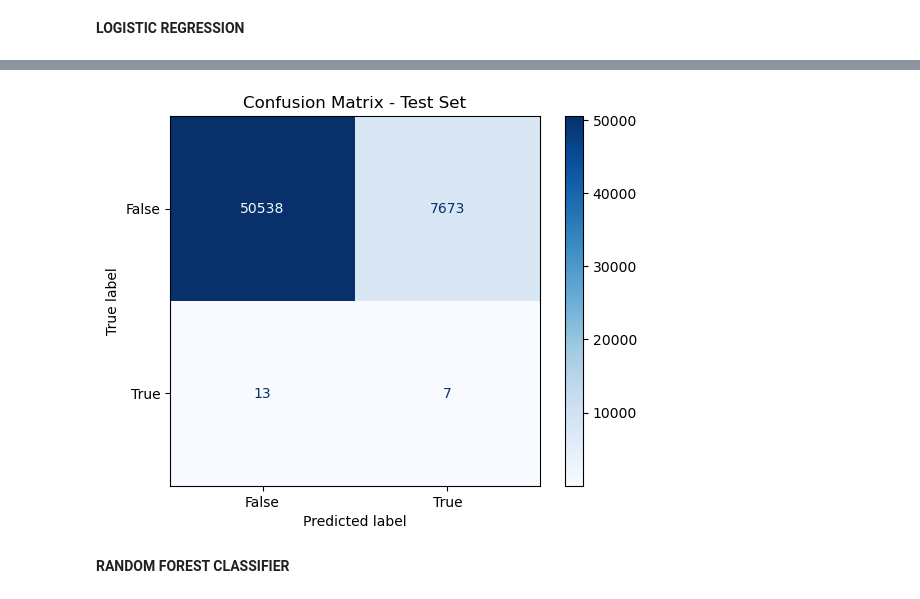
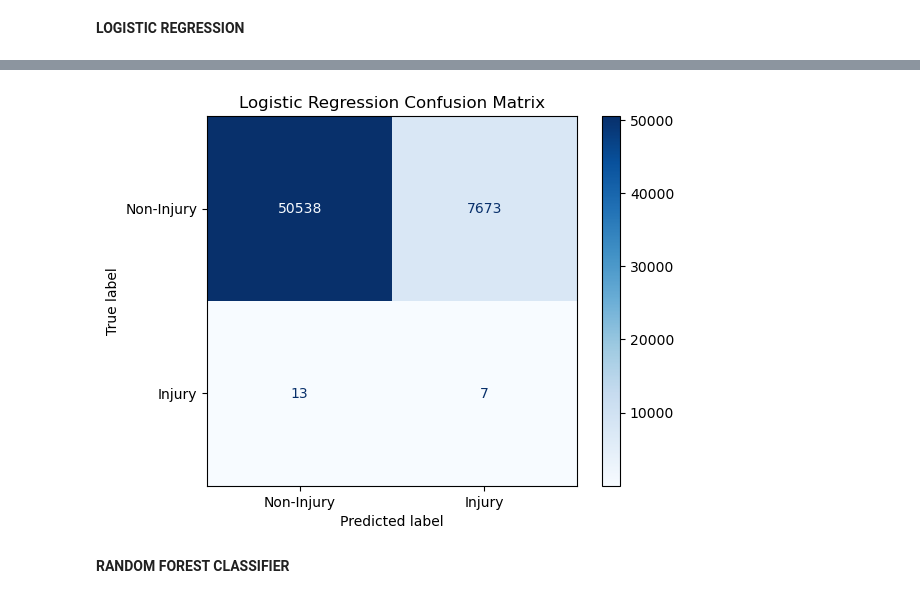
Before and after one commit to veronicafigueroa/NFL-Injury-Risk-Analysis, a Jupyter notebook: src/EDA.ipynb, the cells around one changed output, grey strips where cells are left out. Drawn from its saved outputs; the diff is of its cells as text; code cells hidden in the pictures.

```diff
--- a/src/EDA.ipynb
+++ b/src/EDA.ipynb
@@ -228,6 +284,18 @@ plt.show()
 ## Missing Values
 # %%
 # find fraction and types of missing values, rows with missing values
+
+# get file from /data
+current_directory = os.getcwd()
+parent_directory = os.path.abspath(os.path.join(current_directory, os.pardir))
+data_directory = os.path.join(parent_directory, 'data')
+csv_path = os.path.join(data_directory, 'Updated_Injury_Plays.csv')
+if os.path.exists(csv_path):
+    full_injury_plays = pd.read_csv(csv_path)
+    print(f"Loaded full_injury_plays from: {csv_path}")
+else:
+    raise FileNotFoundError(f"File not found at: {csv_path}")
+
 print('Data dimensions:', full_injury_plays.shape)
 
 perc_missing_per_ftr = full_injury_plays.isnull().sum(axis=0) / full_injury_plays.shape[0]
@@ -453,13 +522,21 @@ def print_hyperparams(results_df, model_name):
 def evaluate_model(y_test, y_test_pred, y_test_pred_proba=None, model_name=None):
     test_recall = recall_score(y_test, y_test_pred, average='binary')
     conf_matrix = confusion_matrix(y_test, y_test_pred)
+
     print(f"\nTest Set Performance for {model_name}:")
     print(f"Recall: {test_recall:.4f}")
     print(f"Confusion Matrix:\n{conf_matrix}")
+
     disp = ConfusionMatrixDisplay(confusion_matrix=conf_matrix, display_labels=["Non-Injury", "Injury"])
     disp.plot(cmap='Blues', values_format='d')
     plt.title(f"{model_name} Confusion Matrix")
+
+    if figures_directory:
+        os.makedirs(figures_directory, exist_ok=True)
+        save_path = os.path.join(figures_directory, f"{model_name}_confusion_matrix.png")
+        plt.savefig(save_path, dpi=300, bbox_inches='tight')
     plt.show()
+
     return test_recall
 # %% [markdown]
 **LOGISTIC REGRESSION**
@@ -498,70 +575,8 @@ metrics_dict = {}
 metrics_dict["Logistic Regression"] = log_reg_recall
 metrics_dict["Logistic Regression"] = {
     "mean_recall": grid_search.best_score_,
-    "std_recall": results_df[results_df['params'] == grid_search.best_params_]['std_test_score'].values[0]
+    "std_recall": results_df[results_df['params'] == grid_search.best_params_]['std_test_score'].values[0],
+    "test_recall": log_reg_recall
 }
-
-# logistic_model = LogisticRegression(random_state=42, max_iter=5000, class_weight='balanced')
-
-# # hyperparams & GridSearch
-# param_grid = {
-#     'C': [0.01, 0.1, 1, 10, 100],
-#     'penalty': ['l2'],
-#     'solver': ['lbfgs']
-# }
-
-# grid_search = GridSearchCV(
-#     estimator=logistic_model,
-#     param_grid=param_grid,
-#     scoring='recall',
-#     cv=3,
-#     verbose=2,
-#     n_jobs=-1
-# )
-
-# grid_search.fit(X_train_transformed, y_train)
-# results_df = pd.DataFrame(grid_search.cv_results_)
-
-# # formatting outputs
-# print("Hyperparameter Tuning Results:")
-# for idx, row in results_df.iterrows():
-#     print(f"  Params: {row['params']}")
-#     print(f"    Mean Validation Recall: {row['mean_test_score']:.4f}")
-#     print(f"    Std Validation Recall: {row['std_test_score']:.4f}")\
-
-# # Print the best model parameters
-# best_params = grid_search.best_params_
-# best_score = grid_search.best_score_
-# print(f"\nBest Model Parameters: {best_params}")
-# print(f"Best Validation Recall: {best_score:.4f}")
-
-# best_model = grid_search.best_estimator_
-# y_test_pred = best_model.predict(X_test_transformed)
-# test_recall = recall_score(y_test, y_test_pred, average='binary')
-# log_reg_recall = test_recall
-
-# # setting up metrics dictionary to compare later
-# # (will add the other model's test, mean, and std dev recalls)
-# metrics_dict = {}
-# metrics_dict["Logistic Regression"] = log_reg_recall
-# metrics_dict["Logistic Regression"] = {
-#     "mean_recall": grid_search.best_score_,
-#     "std_recall": results_df[results_df['params'] == grid_search.best_params_]['std_test_score'].values[0]
-# }
-
-# print("\nTest Set Performance:")
-# print(f"Test Recall: {test_recall:.4f}")
-# print(classification_report(y_test, y_test_pred))
-
-# print(f"Recall: {test_recall:.4f}")
-
-# # confusion matrix
-# conf_matrix = confusion_matrix(y_test, y_test_pred)
-# print("\nConfusion Matrix:")
-# print(conf_matrix)
-# disp = ConfusionMatrixDisplay(confusion_matrix=conf_matrix, display_labels=best_model.classes_)
-# disp.plot(cmap='Blues', values_format='d')
-# plt.title("Logistic Regression Confusion Matrix")
-# plt.show()
 # %% [output]
 Fitting 3 folds for each of 5 candidates, totalling 15 fits
@@ -581,7 +596,7 @@ Hyperparameter Tuning Results:
 Confusion Matrix:
 [[50538  7673]
  [   13     7]]
-[figure, old version]
+[figure, new version]
 # %% [markdown]
 **RANDOM FOREST CLASSIFIER**
 # %%
```
Also changed, not shown: parts of 22 cells of this notebook, 18 other files.
